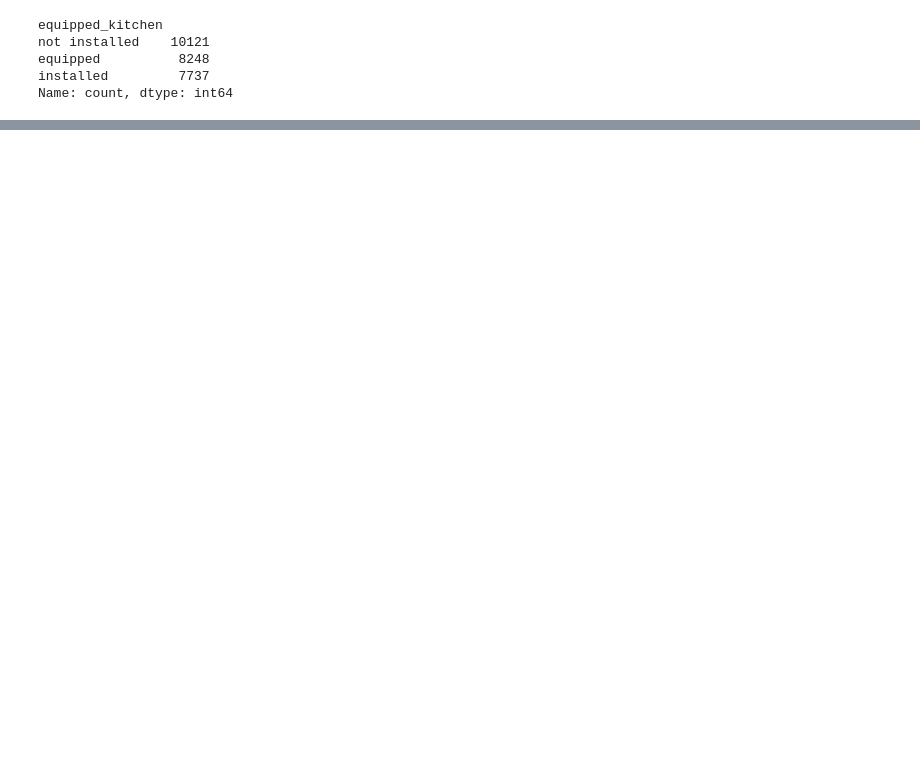
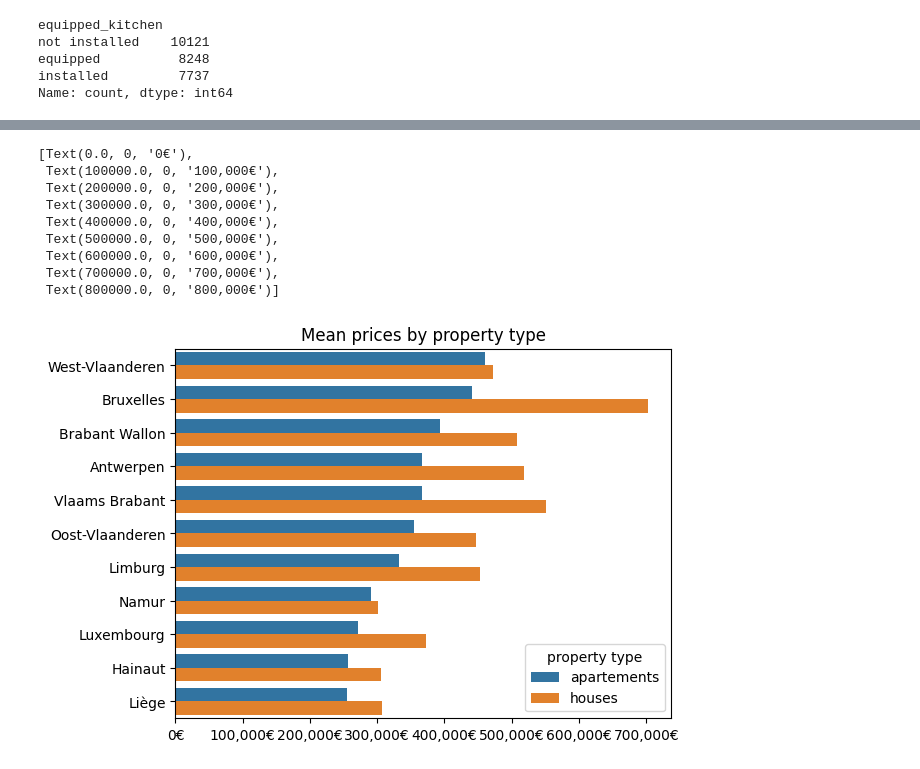
Before and after one commit to Alkszo/immo_eliza_analysis, a Jupyter notebook: notebooks/Alek-notebook.ipynb, the cells around one changed output, grey strips where cells are left out. Drawn from its saved outputs; the diff is of its cells as text; code cells hidden in the pictures; blank space fills up the shorter version.

```diff
--- a/notebooks/Alek-notebook.ipynb
+++ b/notebooks/Alek-notebook.ipynb
@@ -188,0 +184,15 @@ df.to_csv('cleaned-data.csv', index=False)
+# %%
+to_graf_mean_province_price_ptype = df_ppsm.groupby(['province', 'type_of_property']).price.mean().round().to_frame()
+
+
+to_graf_mean_province_price_ptype = to_graf_mean_province_price_ptype.reset_index()
+apartments_df = (to_graf_mean_province_price_ptype[to_graf_mean_province_price_ptype.type_of_property == 0].sort_values(['price'], ascending=False))
+province_list = apartments_df['province'].tolist()
+houses_df = to_graf_mean_province_price_ptype[to_graf_mean_province_price_ptype.type_of_property == 1].sort_values(by='province', key=lambda col: col.map(lambda e:province_list.index(e)))
+to_graf_mean_province_price_ptype = pd.concat([apartments_df, houses_df])
+to_graf_mean_province_price_ptype.rename(columns={'type_of_property': 'property type'}, inplace=True)
+to_graf_mean_province_price_ptype.loc[to_graf_mean_province_price_ptype['property type'] == 0, 'property type'] = 'apartements'
+to_graf_mean_province_price_ptype.loc[to_graf_mean_province_price_ptype['property type'] == 1, 'property type'] = 'houses'
+
+to_graf_mean_province_price_ptype.head(40)
+#to_graf_mean_province_price_ptype.set_index('price', inplace=True)
@@ -188,0 +217,6 @@ df.to_csv('cleaned-data.csv', index=False)
+# %%
+for x in (to_graf_mean_province_price_ptype['price'].tolist()):
+    print(x)
+value_list =
+
+print(len((to_graf_mean_province_price_ptype['price'].tolist())))
@@ -188,0 +241,20 @@ df.to_csv('cleaned-data.csv', index=False)
+# %%
+g2 = sns.barplot(data=to_graf_mean_province_price_ptype, x='price', y='province', hue='property type')
+g2.set(xlabel=None)
+g2.set(ylabel=None)
+plt.title('Mean prices by property type')
+
+ticks = g2.get_xticks()
+xlabels = ['{:,.0f}'.format(x) + '€' for x in ticks]
+g2.set_xticklabels(xlabels)
+# %% [output]
+[Text(0.0, 0, '0€'),
+ Text(100000.0, 0, '100,000€'),
+ Text(200000.0, 0, '200,000€'),
+ Text(300000.0, 0, '300,000€'),
+ Text(400000.0, 0, '400,000€'),
+ Text(500000.0, 0, '500,000€'),
+ Text(600000.0, 0, '600,000€'),
+ Text(700000.0, 0, '700,000€'),
+ Text(800000.0, 0, '800,000€')]
+[figure, added]
```
Also changed, not shown: parts of 27 cells of this notebook, 1 other file.
